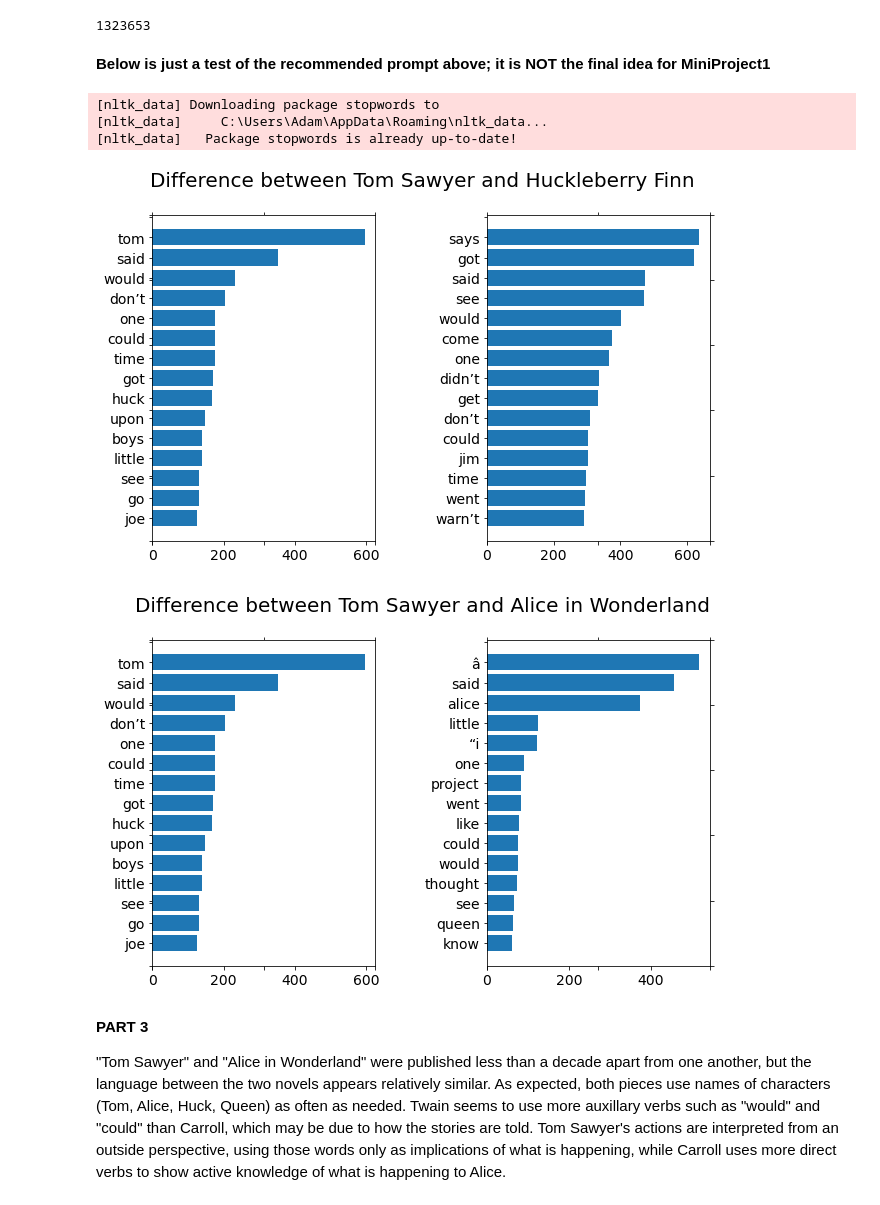
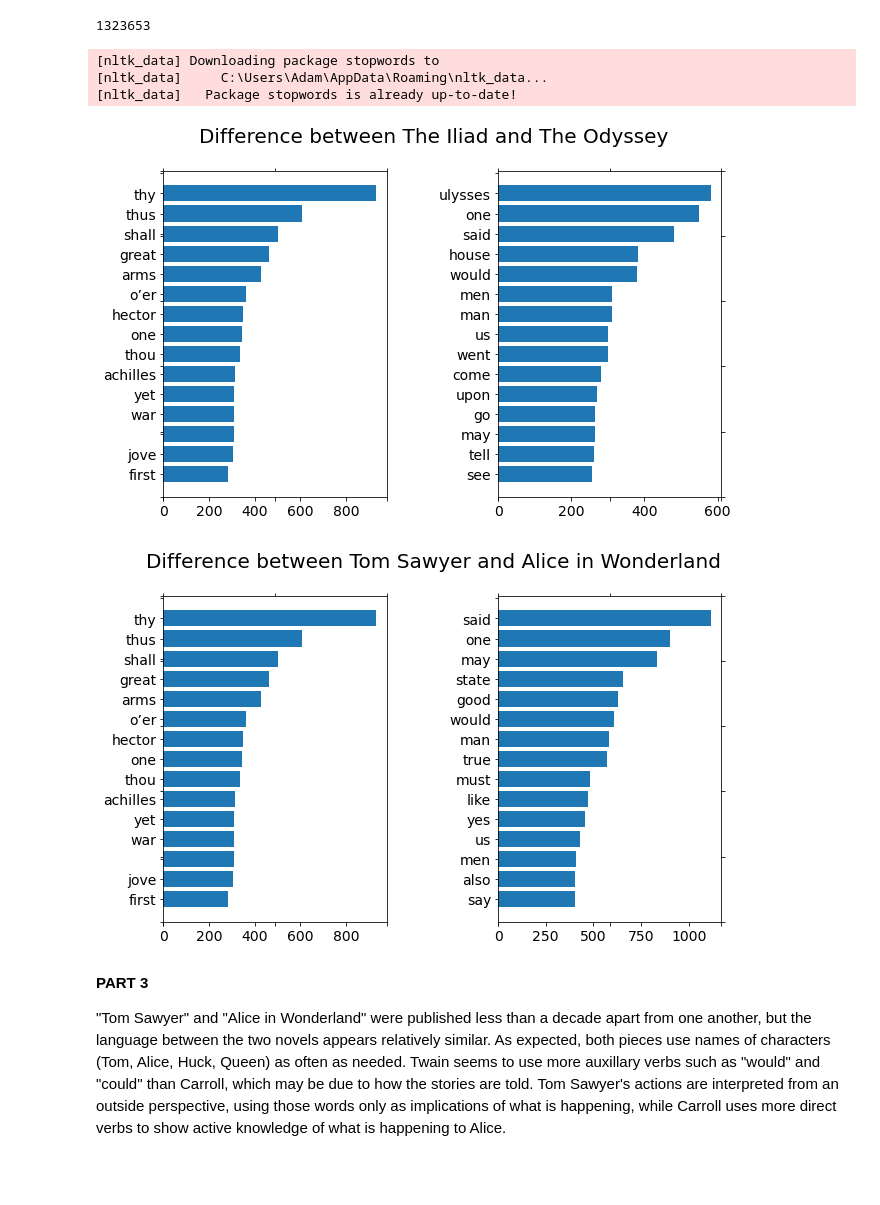
Before and after one commit to fdac22/MiniProject1, a Jupyter notebook: acook46.ipynb, the cells around one changed output. Cells and saved outputs as stored; diff of their text form; code cells hidden in the pictures; blank space fills up the shorter version.

Commit message:
Revised project - Homer and Plato

```diff
--- a/acook46.ipynb
+++ b/acook46.ipynb
@@ -27,8 +27,6 @@ for i in range(2,13):
 len(t)
 # %% [output]
 1323653
-# %% [markdown]
-**Below is just a test of the recommended prompt above; it is NOT the final idea for MiniProject1**
 # %%
 import requests, re, nltk, operator
 from bs4 import BeautifulSoup
@@ -42,12 +40,12 @@ nltk.download('stopwords')
 
 # Retrieve URLs for comparison
 
-# "Tom Sawyer" by Mark Twain
-url_ts = 'https://www.gutenberg.org/files/74/74-h/74-h.htm'
-# "Huckleberry Finn" by Mark Twain
-url_hf = 'https://www.gutenberg.org/files/76/76-h/76-h.htm'
-# "Alice in Wonderland" by Lewis Carroll
-url_aw = 'https://gutenberg.org/files/11/11-h/11-h.htm'
+# "The Iliad" by Homer
+url_il = 'https://gutenberg.org/files/6130/6130-h/6130-h.htm'
+# "The Odyssey" by Homer
+url_od = 'https://gutenberg.org/files/1727/1727-h/1727-h.htm'
+# "The Republic" by Plato
+url_re = 'https://gutenberg.org/files/1497/1497-h/1497-h.htm'
 # %% [output]
 [nltk_data] Downloading package stopwords to
 [nltk_data]     C:\Users\Adam\AppData\Roaming\nltk_data...
@@ -90,75 +88,75 @@ def get_wf (URL):
 
     return (wfs[0:ml][::-1], tw)
 
-(wf_ts, tw_ts) = get_wf(url_ts)
-(wf_hf, tw_hf) = get_wf(url_hf)
-(wf_aw, tw_aw) = get_wf(url_aw)
+(wf_il, tw_il) = get_wf(url_il)
+(wf_od, tw_od) = get_wf(url_od)
+(wf_re, tw_re) = get_wf(url_re)
 # %%
-# PART 1 - Comparing two works by Mark Twain
+# PART 1 - Comparing two works by Homer
 
 %matplotlib inline
 def plotTwoLists (wf_ts, wf_hf, title):
     f = plt.figure (figsize=(10, 6))
     f .suptitle (title, fontsize=20)
     ax = f.add_subplot(111)
-    ax .spines ['top'].set_color ('none')
-    ax .spines ['bottom'].set_color ('none')
-    ax .spines ['left'].set_color ('none')
-    ax .spines ['right'].set_color ('none')
-    ax .tick_params(labelcolor='w', top='off', bottom='off', left='off', right='off', labelsize=20)
+    ax.spines ['top'].set_color ('none')
+    ax.spines ['bottom'].set_color ('none')
+    ax.spines ['left'].set_color ('none')
+    ax.spines ['right'].set_color ('none')
+    ax.tick_params(labelcolor='w', top='off', bottom='off', left='off', right='off', labelsize=20)
 
     ax1 = f.add_subplot (121)
     plt.subplots_adjust (wspace=.5)
 
-    # Tom Sawyer sublot
-    pos = np.arange (len(wf_ts)+1)
+    # "The Iliad" sublot
+    pos = np.arange (len(wf_il)+1)
     ax1.tick_params (axis='both', which='major', labelsize=14)
-    pylab.yticks (pos, [x[0] for x in wf_ts])
-    ax1.barh (range(len(wf_ts)), [x[1] for x in wf_ts], align='center')
+    pylab.yticks (pos, [x[0] for x in wf_il])
+    ax1.barh (range(len(wf_il)), [x[1] for x in wf_il], align='center')
 
-    # Huckleberry Finn subplot
+    # "The Odyssey" subplot
     ax2 = f.add_subplot (122)
     ax2.tick_params (axis='both', which='major', labelsize=14)
-    pos = np.arange (len(wf_hf)+1)
-    pylab.yticks (pos, [x[0] for x in wf_hf])
-    ax2.barh (range (len(wf_hf)), [x[1] for x in wf_hf], align='center')
+    pos = np.arange (len(wf_od)+1)
+    pylab.yticks (pos, [x[0] for x in wf_od])
+    ax2.barh (range (len(wf_od)), [x[1] for x in wf_od], align='center')
 
-plotTwoLists (wf_ts, wf_hf, 'Difference between Tom Sawyer and Huckleberry Finn')
+plotTwoLists (wf_il, wf_od, 'Difference between The Iliad and The Odyssey')
 # %% [output]
-[figure, old version]
+[figure, new version]
 # %%
-# PART 2 - Comparing "Tom Sawyer" by Mark Twain and "Alice in Wonderland" by Lewis Carroll
+# PART 2 - Comparing "The Iliad" by Homer and "The Republic" by Plato
 
 %matplotlib inline
 def plotTwoLists (wf_ts, wf_hf, title):
     f = plt.figure (figsize=(10, 6))
     f.suptitle (title, fontsize=20)
     ax = f.add_subplot(111)
     ax.spines ['top'].set_color ('none')
     ax.spines ['bottom'].set_color ('none')
     ax.spines ['left'].set_color ('none')
     ax.spines ['right'].set_color ('none')
     ax.tick_params (labelcolor='w', top='off', bottom='off', left='off', right='off', labelsize=20)
 
     ax1 = f.add_subplot (121)
     plt.subplots_adjust (wspace=.5)
 
-    # Tom Sawyer sublot
-    pos = np.arange(len(wf_ts)+1)
+    # "The Iliad" sublot
+    pos = np.arange(len(wf_il)+1)
     ax1.tick_params(axis='both', which='major', labelsize=14)
-    pylab.yticks(pos, [x[0] for x in wf_ts])
-    ax1.barh(range(len(wf_ts)), [x[1] for x in wf_ts], align='center')
+    pylab.yticks(pos, [x[0] for x in wf_il])
+    ax1.barh(range(len(wf_il)), [x[1] for x in wf_il], align='center')
 
-    # Alice in Wonderland subplot
+    # "The Republic" subplot
     ax2 = f.add_subplot (122)
     ax2.tick_params(axis='both', which='major', labelsize=14)
-    pos = np.arange(len(wf_aw)+1)
-    pylab.yticks(pos, [x[0] for x in wf_aw])
-    ax2.barh(range (len(wf_aw)), [x[1] for x in wf_aw], align='center')
+    pos = np.arange(len(wf_re)+1)
+    pylab.yticks(pos, [x[0] for x in wf_re])
+    ax2.barh(range (len(wf_re)), [x[1] for x in wf_re], align='center')
 
-plotTwoLists (wf_ts, wf_aw, 'Difference between Tom Sawyer and Alice in Wonderland')
+plotTwoLists (wf_il, wf_re, 'Difference between Tom Sawyer and Alice in Wonderland')
 # %% [output]
-[figure, old version]
+[figure, new version]
 # %% [markdown]
 **PART 3**
 
```
Also changed, not shown: parts of 1 cell of this notebook.
